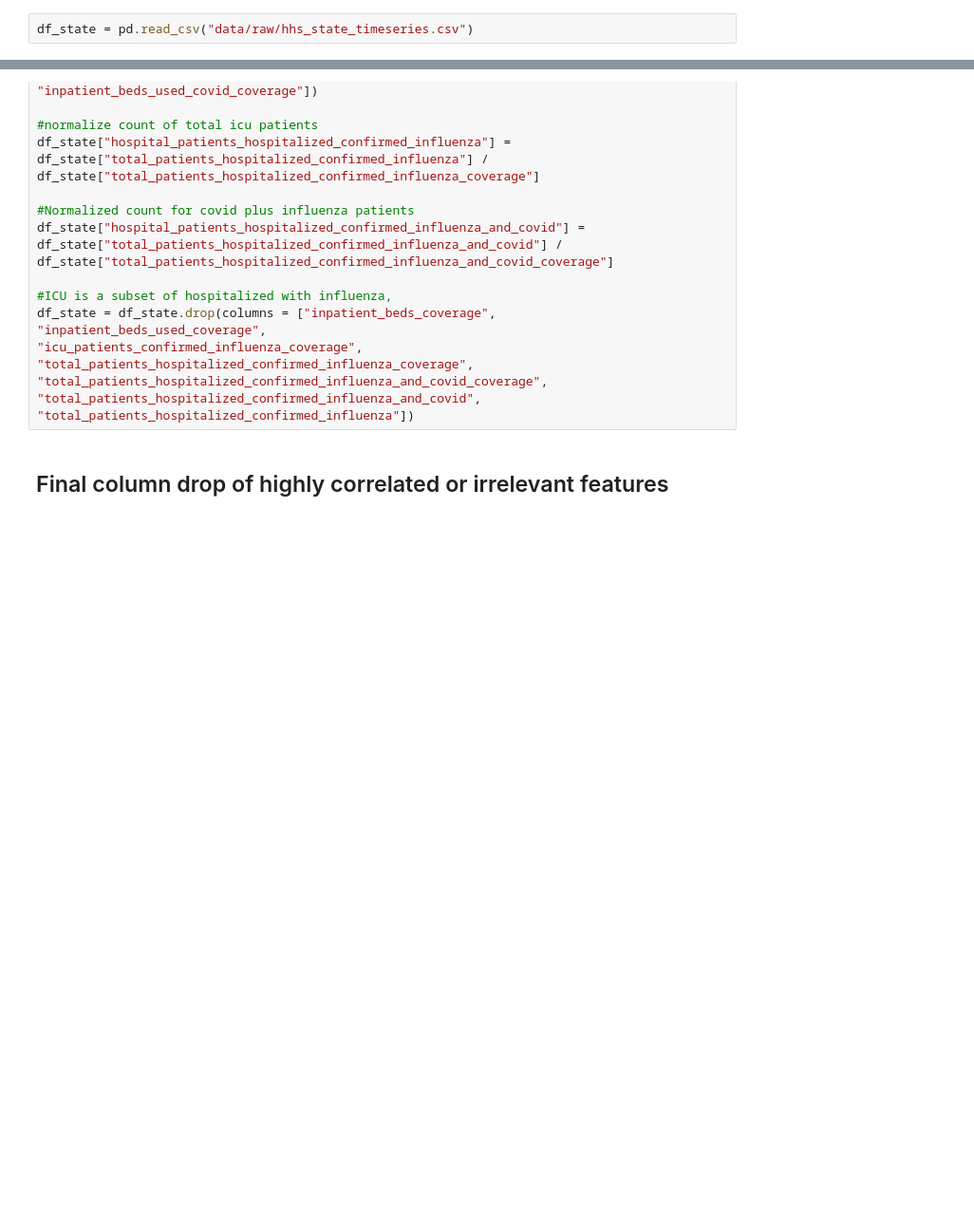
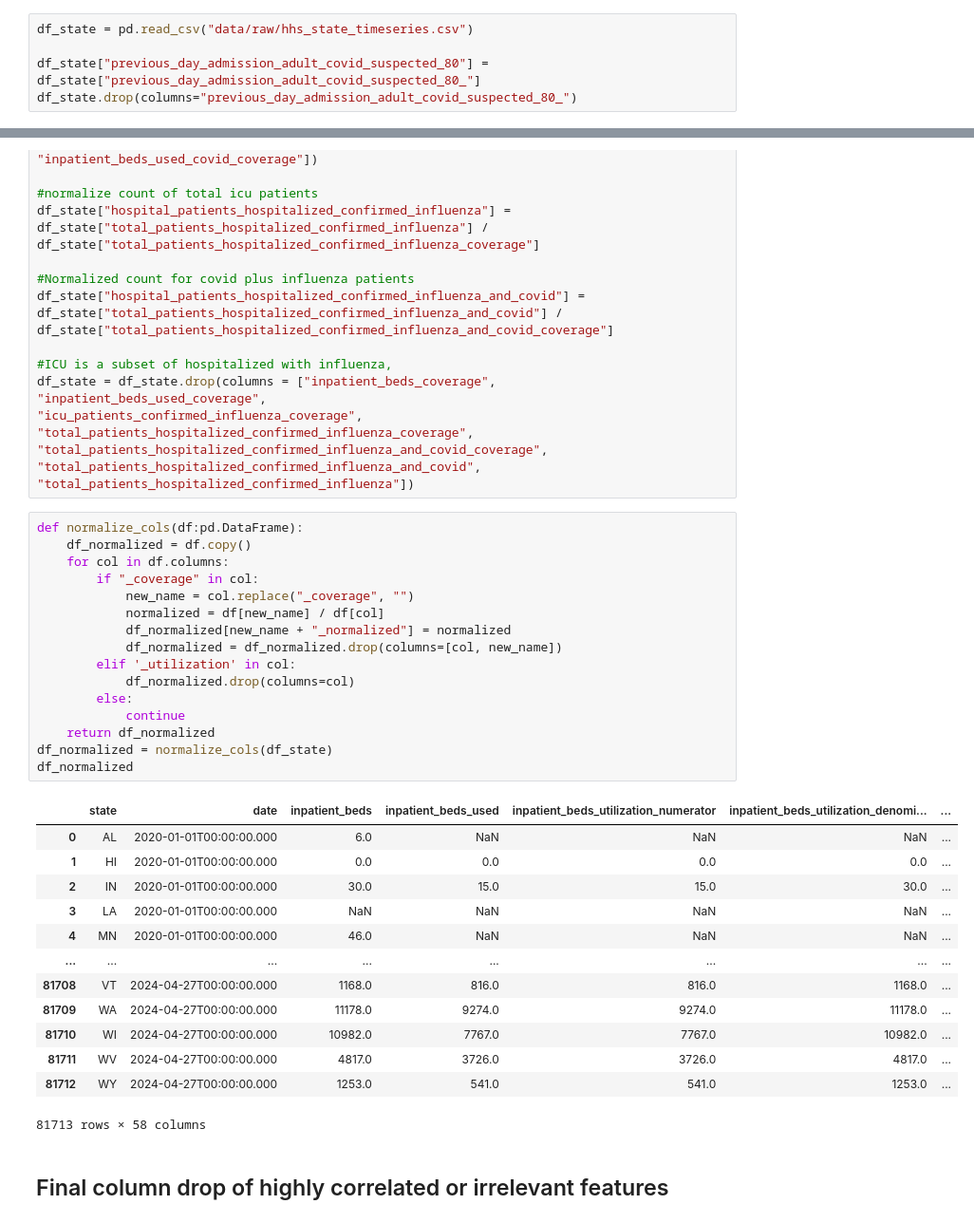
Before and after one commit to dsagher/CSE_881_Final_Project, a Jupyter notebook: featureEng&Selection.ipynb, the cells around one changed output, grey strips where cells are left out. Shown at 95% size. Cells and saved outputs as stored; diff of their text form; blank space fills up the shorter version.

```diff
--- a/featureEng&Selection.ipynb
+++ b/featureEng&Selection.ipynb
@@ -7,3 +7,6 @@ import seaborn as sns
 pd.set_option("display.max_columns", 1000)
 # %%
 df_state = pd.read_csv("data/raw/hhs_state_timeseries.csv")
+
+df_state["previous_day_admission_adult_covid_suspected_80"] = df_state["previous_day_admission_adult_covid_suspected_80_"]
+df_state.drop(columns="previous_day_admission_adult_covid_suspected_80_")
@@ -412,5 +414,35 @@ df_state["hospital_patients_hospitalized_confirmed_influenza_and_covid"] = df_st
 df_state = df_state.drop(columns = ["inpatient_beds_coverage", "inpatient_beds_used_coverage",
 "icu_patients_confirmed_influenza_coverage", "total_patients_hospitalized_confirmed_influenza_coverage", "total_patients_hospitalized_confirmed_influenza_and_covid_coverage",
 "total_patients_hospitalized_confirmed_influenza_and_covid", "total_patients_hospitalized_confirmed_influenza"])
+# %%
+def normalize_cols(df:pd.DataFrame):
+    df_normalized = df.copy()
+    for col in df.columns:
+        if "_coverage" in col:
+            new_name = col.replace("_coverage", "")
+            normalized = df[new_name] / df[col]
+            df_normalized[new_name + "_normalized"] = normalized
+            df_normalized = df_normalized.drop(columns=[col, new_name])
+        elif '_utilization' in col:
+            df_normalized.drop(columns=col)
+        else:
+            continue
+    return df_normalized
+df_normalized = normalize_cols(df_state)
+df_normalized
+# %% [output]
+|  | state | date | inpatient_beds | inpatient_beds_used | inpatient_beds_utilization_numerator | inpatient_beds_utilization_denomi... | ... |
+| 0 | AL | 2020-01-01T00:00:00.000 | 6.0 | NaN | NaN | NaN | ... |
+| 1 | HI | 2020-01-01T00:00:00.000 | 0.0 | 0.0 | 0.0 | 0.0 | ... |
+| 2 | IN | 2020-01-01T00:00:00.000 | 30.0 | 15.0 | 15.0 | 30.0 | ... |
+| 3 | LA | 2020-01-01T00:00:00.000 | NaN | NaN | NaN | NaN | ... |
+| 4 | MN | 2020-01-01T00:00:00.000 | 46.0 | NaN | NaN | NaN | ... |
+| ... | ... | ... | ... | ... | ... | ... | ... |
+| 81708 | VT | 2024-04-27T00:00:00.000 | 1168.0 | 816.0 | 816.0 | 1168.0 | ... |
+| 81709 | WA | 2024-04-27T00:00:00.000 | 11178.0 | 9274.0 | 9274.0 | 11178.0 | ... |
+| 81710 | WI | 2024-04-27T00:00:00.000 | 10982.0 | 7767.0 | 7767.0 | 10982.0 | ... |
+| 81711 | WV | 2024-04-27T00:00:00.000 | 4817.0 | 3726.0 | 3726.0 | 4817.0 | ... |
+| 81712 | WY | 2024-04-27T00:00:00.000 | 1253.0 | 541.0 | 541.0 | 1253.0 | ... |
+81713 rows × 58 columns
 # %% [markdown]
 ## Final column drop of highly correlated or irrelevant features
```
Also changed, not shown: parts of 12 cells of this notebook, 1 other file.
